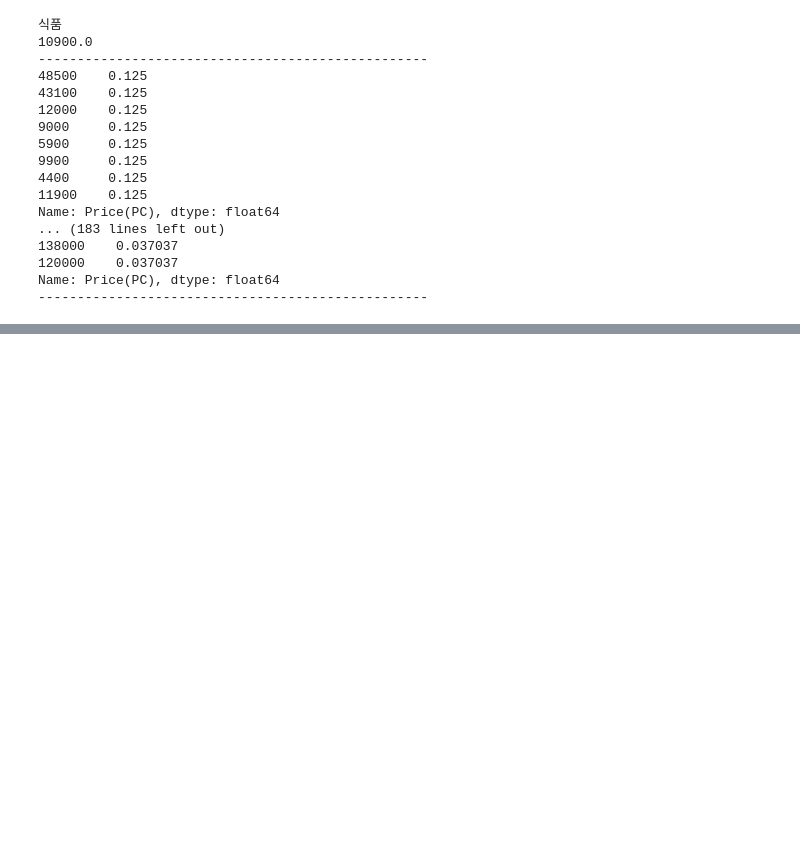
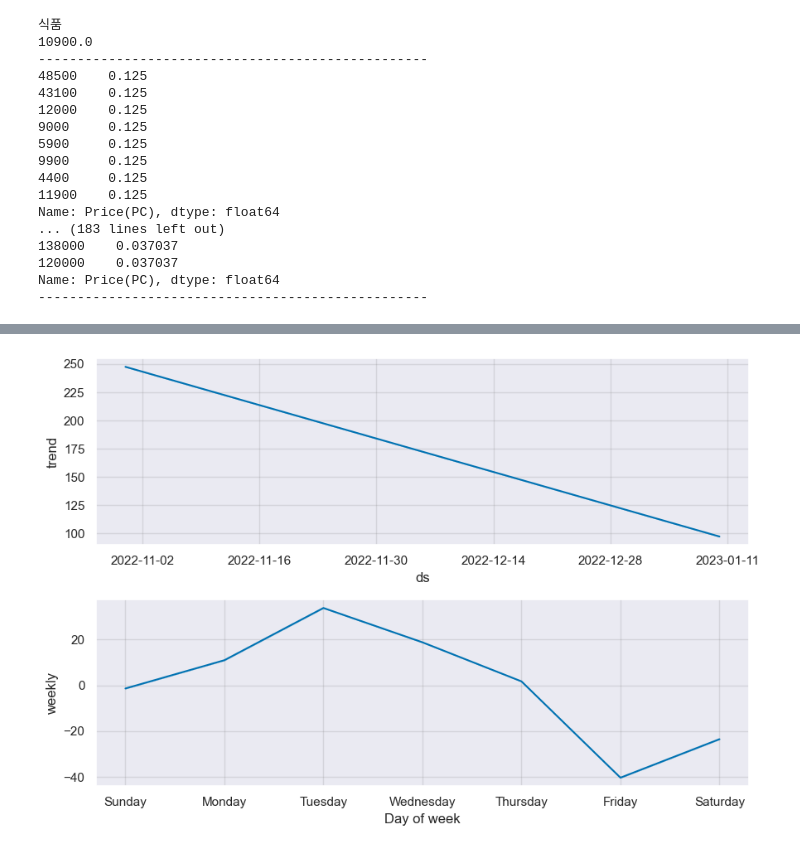
Before and after one commit to jaeseung11/A1_performance_factory_Aveners, a Jupyter notebook: sbk/bidding_final.ipynb, the cells around one changed output, grey strips where cells are left out. Saved outputs shown, nothing was run; the diff lists cells and outputs as text; code cells hidden in the pictures; blank space fills up the shorter version.

```diff
--- a/sbk/bidding_final.ipynb
+++ b/sbk/bidding_final.ipynb
@@ -2145,0 +2203,8 @@ NameError: name 'cosmetic' is not defined
+# %%
+date_list = list(set(bidding_drop_null['Date']))
+columns = ['ds', 'y']
+bid_cost_mean = pd.DataFrame(columns=columns)
+for date in date_list:
+    bid_mean = bidding_drop_null.loc[bidding_drop_null['Date'] == date]
+    bid_cost_mean = bid_cost_mean.append(pd.DataFrame([[date, bid_mean['Cost'].mean()]], columns=columns), ignore_index=True)
+bid_cost_mean
@@ -2145,0 +2270,12 @@ NameError: name 'cosmetic' is not defined
+# %%
+prophet = Prophet()
+prophet.fit(bid_cost_mean)
+
+
+# create a future data frame
+future = prophet.make_future_dataframe(periods=7, freq = 'D')
+forecast = prophet.predict(future)
+
+fig2 = prophet.plot_components(forecast)
+plt.show()
+# %% [output]
@@ -2145,0 +2284 @@ NameError: name 'cosmetic' is not defined
+[figure, added]
```
Also changed, not shown: parts of 44 cells of this notebook, 1 other file.
